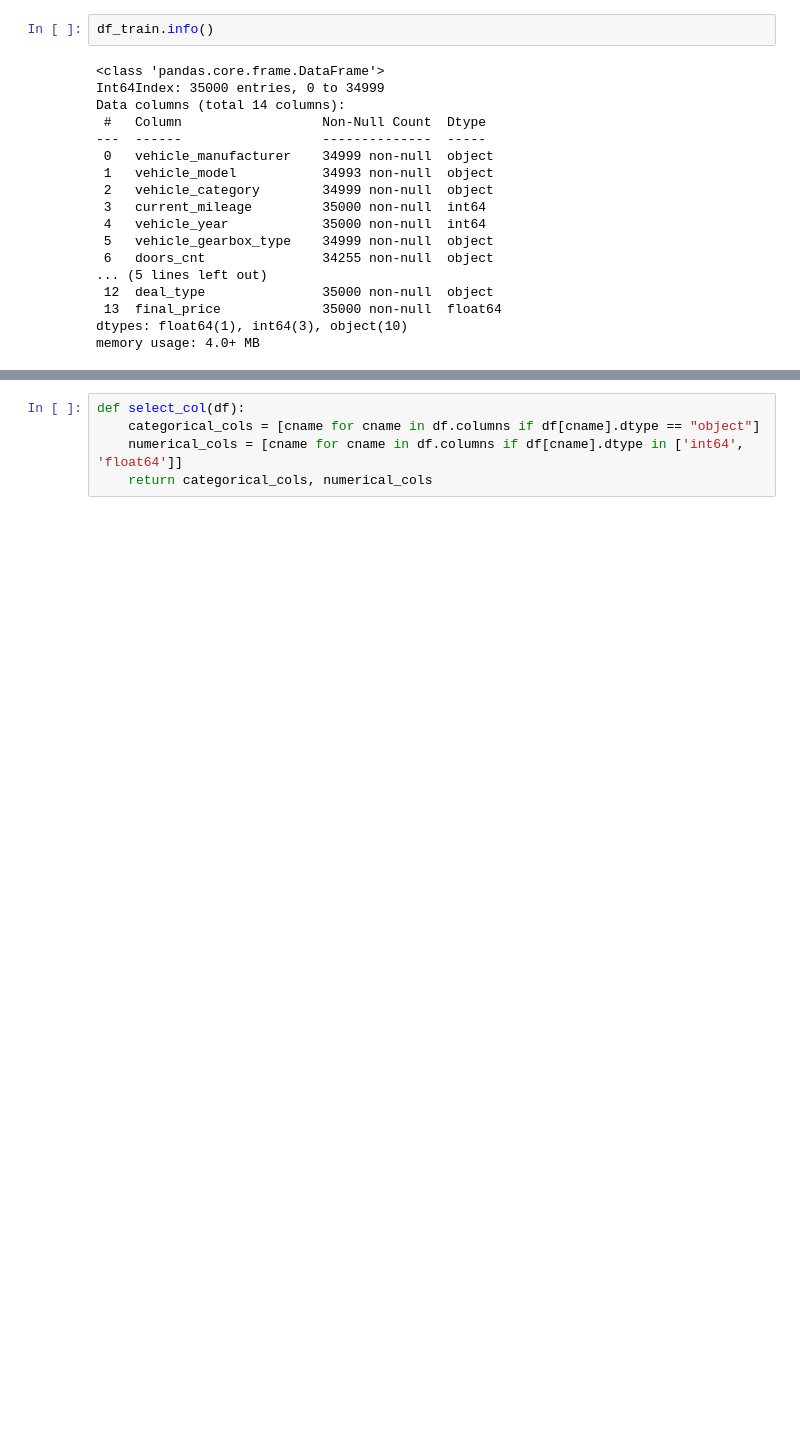
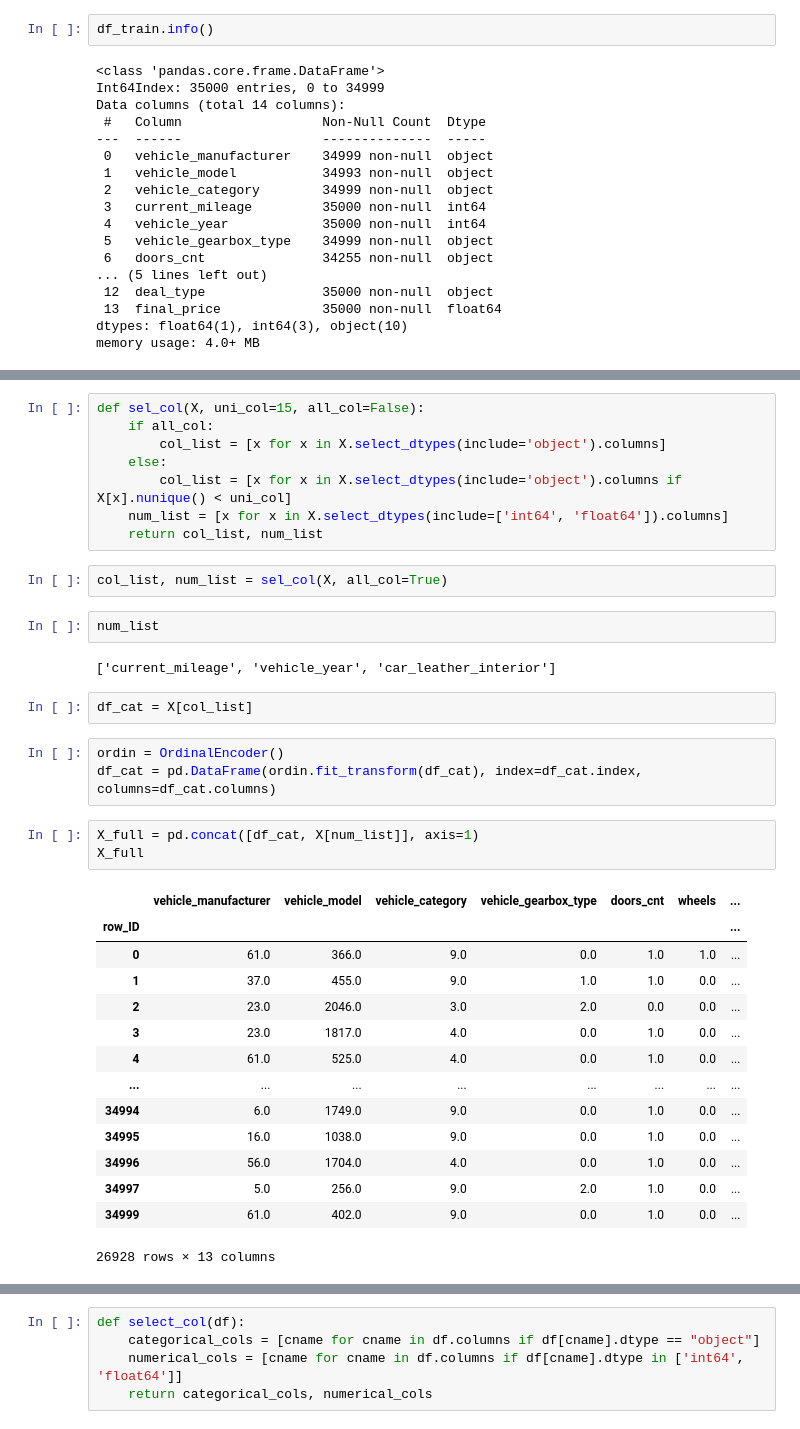
Before and after one commit to Difroz/ML, a Jupyter notebook: auto_ml_cours/gbmodel.ipynb, the cells around one changed output, grey strips where cells are left out. Saved outputs shown, nothing was run; the diff lists cells and outputs as text; blank space fills up the shorter version.

```diff
--- a/auto_ml_cours/gbmodel.ipynb
+++ b/auto_ml_cours/gbmodel.ipynb
@@ -99,0 +117,37 @@ dtype: int64
+# %%
+def sel_col(X, uni_col=15, all_col=False):
+    if all_col:
+        col_list = [x for x in X.select_dtypes(include='object').columns]
+    else:
+        col_list = [x for x in X.select_dtypes(include='object').columns if X[x].nunique() < uni_col]
+    num_list = [x for x in X.select_dtypes(include=['int64', 'float64']).columns]
+    return col_list, num_list
+# %%
+col_list, num_list = sel_col(X, all_col=True)
+# %%
+num_list
+# %% [output]
+['current_mileage', 'vehicle_year', 'car_leather_interior']
+# %%
+df_cat = X[col_list]
+# %%
+ordin = OrdinalEncoder()
+df_cat = pd.DataFrame(ordin.fit_transform(df_cat), index=df_cat.index, columns=df_cat.columns)
+# %%
+X_full = pd.concat([df_cat, X[num_list]], axis=1)
+X_full
+# %% [output]
+|  | vehicle_manufacturer | vehicle_model | vehicle_category | vehicle_gearbox_type | doors_cnt | wheels | ... |
+| row_ID |  |  |  |  |  |  | ... |
+| 0 | 61.0 | 366.0 | 9.0 | 0.0 | 1.0 | 1.0 | ... |
+| 1 | 37.0 | 455.0 | 9.0 | 1.0 | 1.0 | 0.0 | ... |
+| 2 | 23.0 | 2046.0 | 3.0 | 2.0 | 0.0 | 0.0 | ... |
+| 3 | 23.0 | 1817.0 | 4.0 | 0.0 | 1.0 | 0.0 | ... |
+| 4 | 61.0 | 525.0 | 4.0 | 0.0 | 1.0 | 0.0 | ... |
+| ... | ... | ... | ... | ... | ... | ... | ... |
+| 34994 | 6.0 | 1749.0 | 9.0 | 0.0 | 1.0 | 0.0 | ... |
+| 34995 | 16.0 | 1038.0 | 9.0 | 0.0 | 1.0 | 0.0 | ... |
+| 34996 | 56.0 | 1704.0 | 4.0 | 0.0 | 1.0 | 0.0 | ... |
+| 34997 | 5.0 | 256.0 | 9.0 | 2.0 | 1.0 | 0.0 | ... |
+| 34999 | 61.0 | 402.0 | 9.0 | 0.0 | 1.0 | 0.0 | ... |
+26928 rows × 13 columns
```
Also changed, not shown: parts of 29 cells of this notebook, 7 other files.
